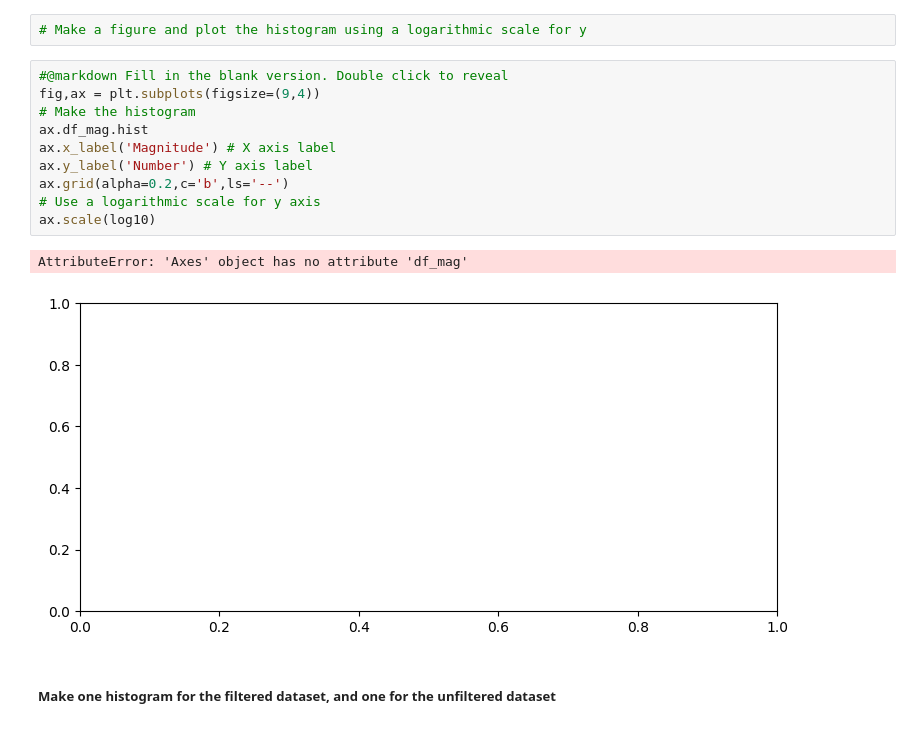
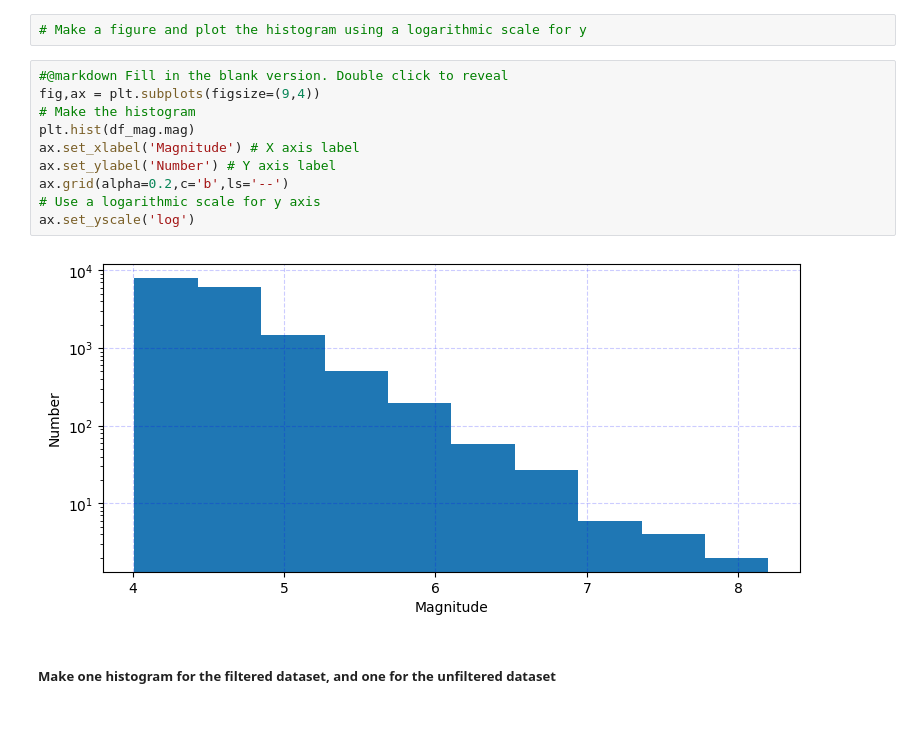
Before and after one commit to MaximilienRoten/2025_Intro_Python, a Jupyter notebook: notebook/W3_S1.ipynb, the cells around one changed output. Cells and saved outputs as stored; diff of their text form.

```diff
--- a/notebook/W3_S1.ipynb
+++ b/notebook/W3_S1.ipynb
@@ -470,16 +471,15 @@ Hint: Here you can find a [tutorial](https://matplotlib.org/stable/api/_as_gen/m
 # %%
 #@markdown Fill in the blank version. Double click to reveal
 fig,ax = plt.subplots(figsize=(9,4))
 # Make the histogram
-ax.df_mag.hist
-ax.x_label('Magnitude') # X axis label
-ax.y_label('Number') # Y axis label
+plt.hist(df_mag.mag)
+ax.set_xlabel('Magnitude') # X axis label
+ax.set_ylabel('Number') # Y axis label
 ax.grid(alpha=0.2,c='b',ls='--')
 # Use a logarithmic scale for y axis
-ax.scale(log10)
+ax.set_yscale('log')
 # %% [output]
-AttributeError: 'Axes' object has no attribute 'df_mag'
-[figure, old version]
+[figure, new version]
 # %% [markdown]
 ##### Make one histogram for the filtered dataset, and one for the unfiltered dataset
 
```
Also changed, not shown: parts of 5 cells of this notebook.
